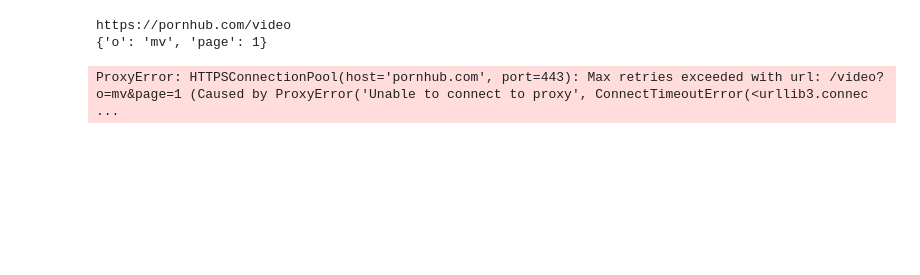
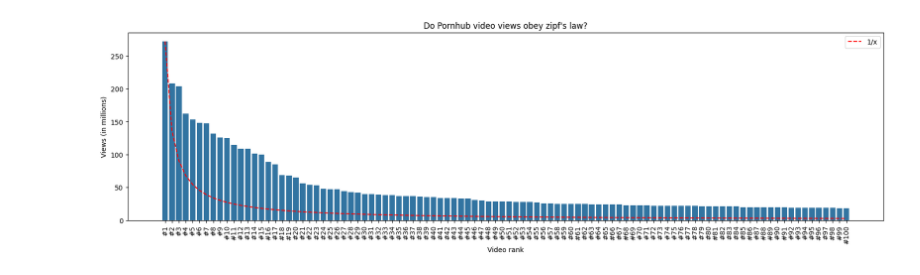
Before and after one commit to bugsterbaxter/porn-zipf, a Jupyter notebook: notebook2.ipynb, the cells around one changed output. Saved outputs shown, nothing was run; the diff lists cells and outputs as text; code cells hidden in the pictures; blank space fills up the shorter version.

Commit message:
got a graph

```diff
--- a/notebook2.ipynb
+++ b/notebook2.ipynb
@@ -3,10 +6,21 @@ from clonedrepo.pornhub import PornHub
 # %%
-client = PornHub(ProxyIP="5.135.164.72", ProxyPort=3128)
-
-for video in client.getVideos(10, page=1, sort_by="view"):
-    print(video)
-    print(video["url"])
+client = PornHub()
+videos = []
+for video in client.getVideos(100, page=1, sort_by="view", time="all", location="world"):
+    videos.append(video)
+df = pd.DataFrame(videos)
-# %% [output]
-https://pornhub.com/video
-{'o': 'mv', 'page': 1}
-ProxyError: HTTPSConnectionPool(host='pornhub.com', port=443): Max retries exceeded with url: /video?o=mv&page=1 (Caused by ProxyError('Unable to connect to proxy', ConnectTimeoutError(<urllib3.connec ...
+# %%
+fig, ax = plt.subplots(figsize=[20,5])
+g = sns.barplot(df["views"], ax=ax);
+# g.set_xticks()
+g.set_xticks(ticks=range(100), labels=['#'+str(i+1) for i in range(100)], rotation=90);
+g.set_yticks(ticks=range(0,int(3e8),int(5e7)), labels=range(0,300,50));
+g.set_xlabel('Video rank');
+g.set_ylabel('Views (in millions)');
+# g.set_xticklabels(df["title"], rotation=90)
+plt.plot(range(100), [df["views"][0]/(x+1) for x in range(100)], 'r--', label='1/x');
+plt.title("Do Pornhub video views obey zipf's law?");
+plt.legend(loc='best');
+plt.savefig('NoItDoesNot.png')
+# %% [output]
+[figure, added]
```
Also changed, not shown: parts of 2 cells of this notebook, 1 other file.
